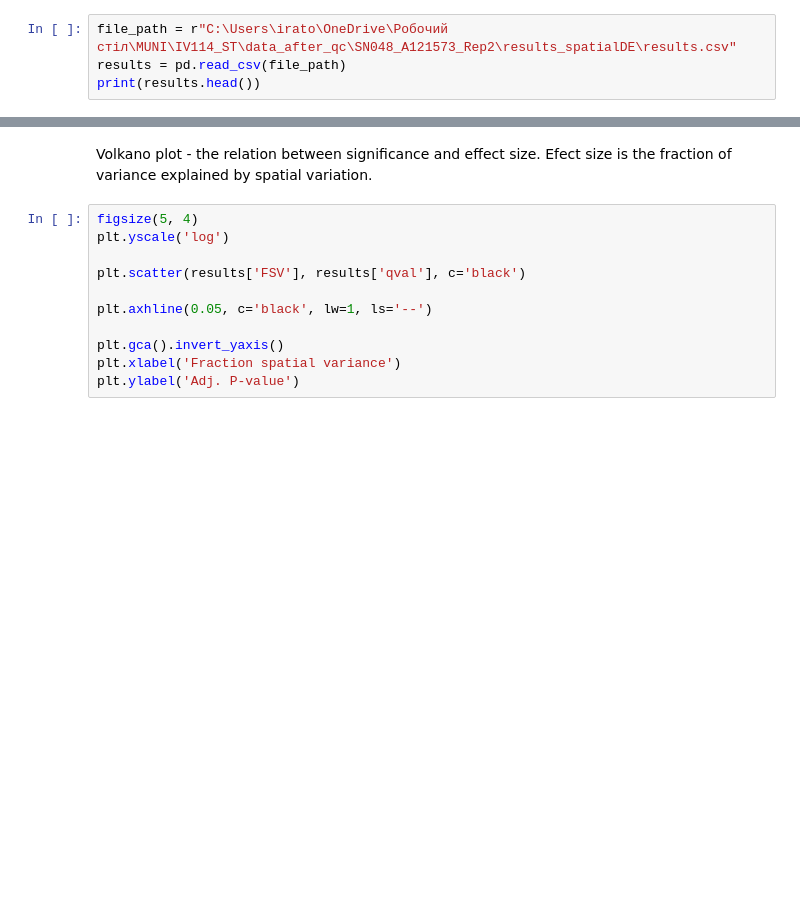
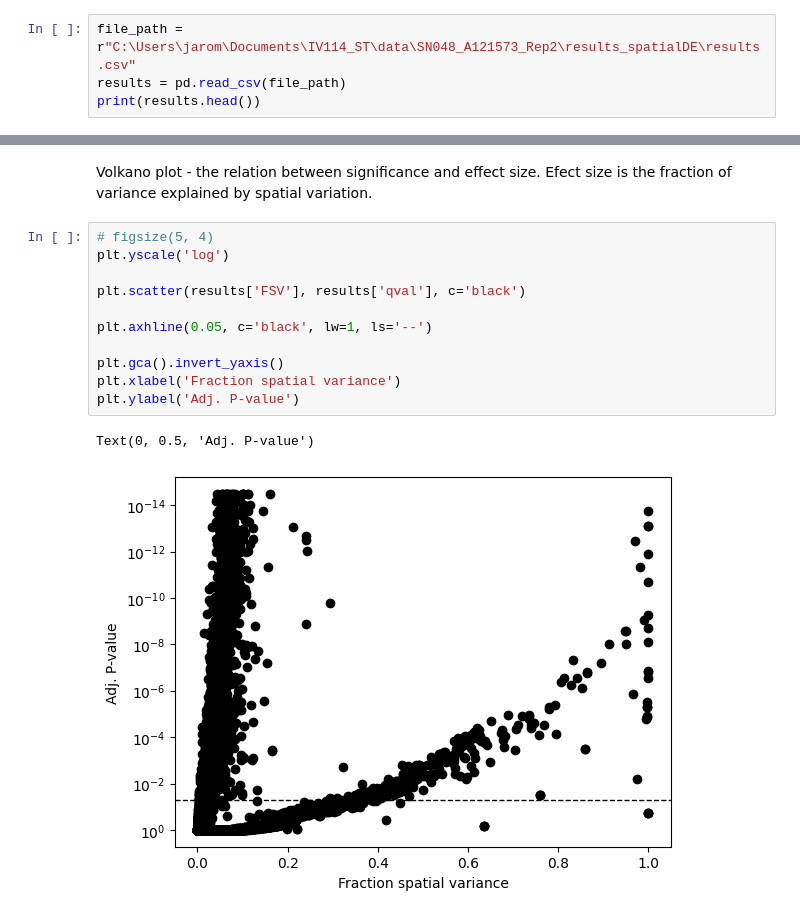
Before and after one commit to nikolienka24/IV114_ST, a Jupyter notebook: SpatialDE_visual.ipynb, the cells around one changed output, grey strips where cells are left out. Cells and saved outputs as stored; diff of their text form; blank space fills up the shorter version.

Commit message:
Update SpatialDE notebook, cleanup gitignore

```diff
--- a/SpatialDE_visual.ipynb
+++ b/SpatialDE_visual.ipynb
@@ -15,6 +32,6 @@ w.IntSlider()
 # %% [markdown]
 Loading data
 # %%
-file_path = r"C:\Users\irato\OneDrive\Робочий стіл\MUNI\IV114_ST\data_after_qc\SN048_A121573_Rep2\results_spatialDE\results.csv"
+file_path = r"C:\Users\jarom\Documents\IV114_ST\data\SN048_A121573_Rep2\results_spatialDE\results.csv"
 results = pd.read_csv(file_path)
 print(results.head())
@@ -53,13 +97,16 @@ interact(
 # %% [markdown]
 Volkano plot - the relation between significance and effect size. Efect size is the fraction of variance explained by spatial variation.
 # %%
-figsize(5, 4)
+# figsize(5, 4)
 plt.yscale('log')
 
 plt.scatter(results['FSV'], results['qval'], c='black')
 
 plt.axhline(0.05, c='black', lw=1, ls='--')
 
 plt.gca().invert_yaxis()
 plt.xlabel('Fraction spatial variance')
 plt.ylabel('Adj. P-value')
+# %% [output]
+Text(0, 0.5, 'Adj. P-value')
+[figure, added]
```
Also changed, not shown: parts of 4 cells of this notebook.
